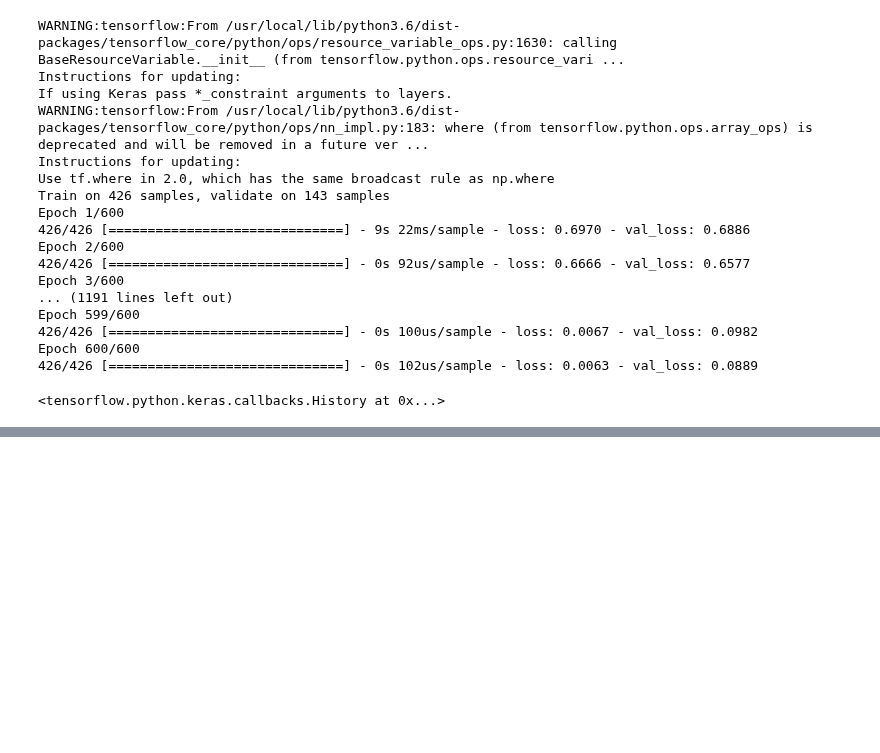
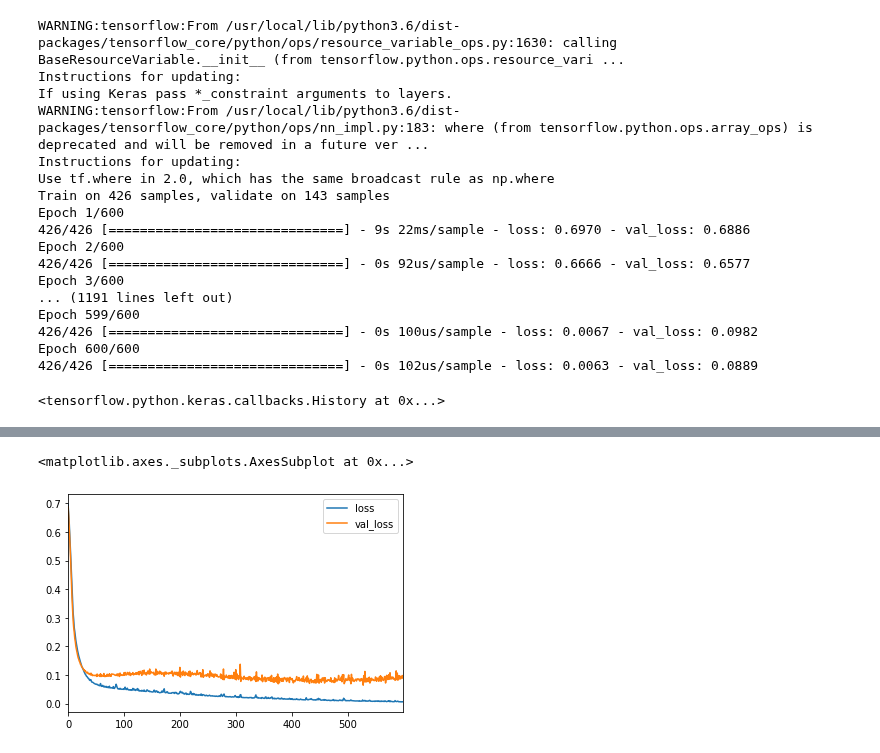
Before and after one commit to R-aryan/Cancer-Classification-using-Deep-Learning, a Jupyter notebook: Cancer_Classification.ipynb, the cells around one changed output, grey strips where cells are left out. Cells and saved outputs as stored; diff of their text form; code cells hidden in the pictures; blank space fills up the shorter version.

```diff
--- a/Cancer_Classification.ipynb
+++ b/Cancer_Classification.ipynb
@@ -364,0 +367,2 @@ Epoch 600/600
+# %%
+model_loss = pd.DataFrame(model.history.history)
@@ -364,0 +378,5 @@ Epoch 600/600
+# %%
+model_loss.plot()
+# %% [output]
+<matplotlib.axes._subplots.AxesSubplot at 0x...>
+[figure, added]
```
Also changed, not shown: parts of 2 cells of this notebook.
